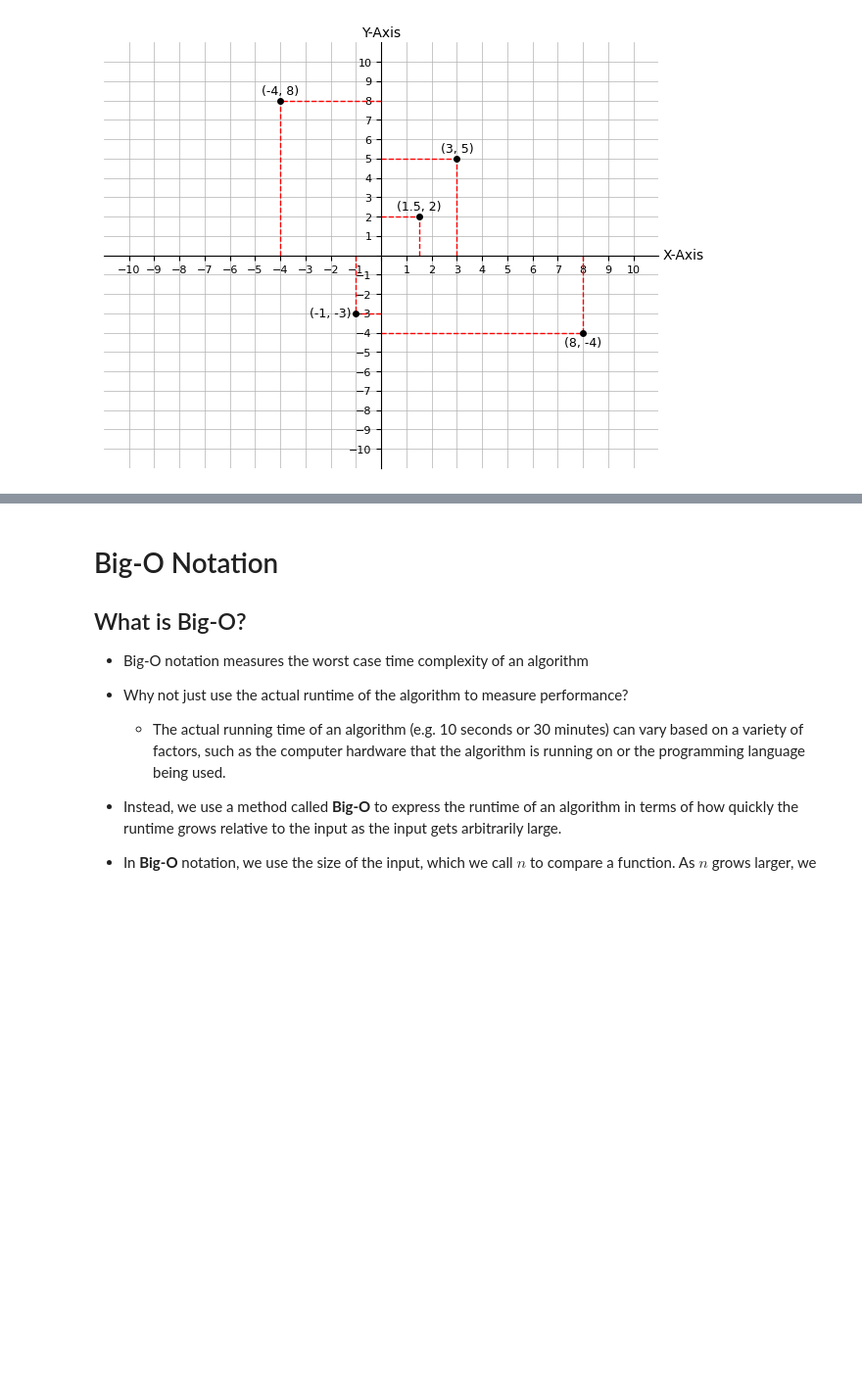
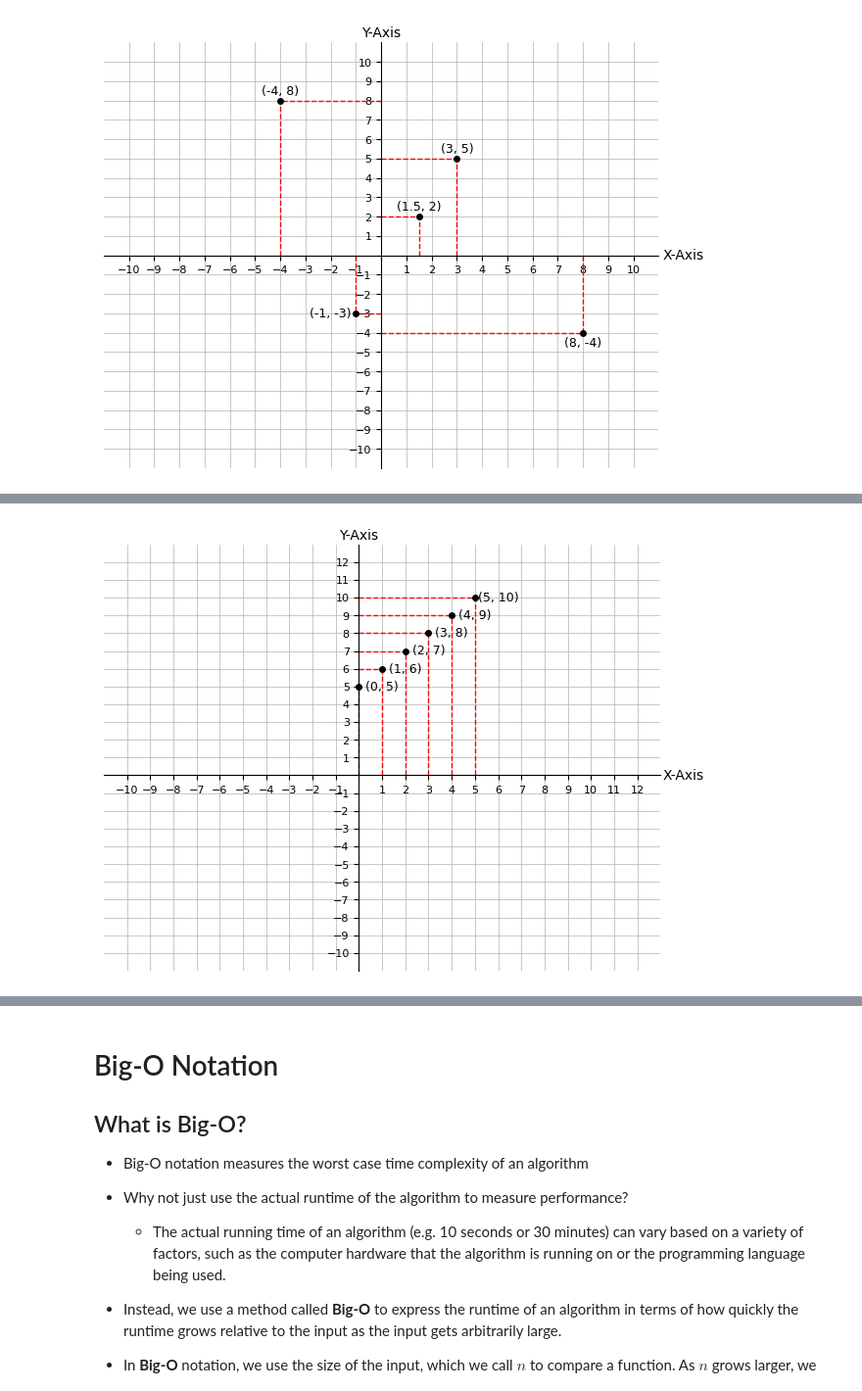
Before and after one commit to jdglaser/dsa-studying, a Jupyter notebook: big-o-notation.ipynb, the cells around one changed output, grey strips where cells are left out. Shown at 98% size. Saved outputs shown, nothing was run; the diff lists cells and outputs as text; code cells hidden in the pictures; blank space fills up the shorter version.

```diff
--- a/big-o-notation.ipynb
+++ b/big-o-notation.ipynb
@@ -117,0 +134,10 @@ plt.show()
+# %%
+fig, ax = get_cartesian_plane(max_val=12)
+
+for i in range(6):
+    plot_point(i, i+5, ax, "right")
+
+plt.tight_layout()
+plt.show()
+# %% [output]
+[figure, added]
```
Also changed, not shown: parts of 8 cells of this notebook.
